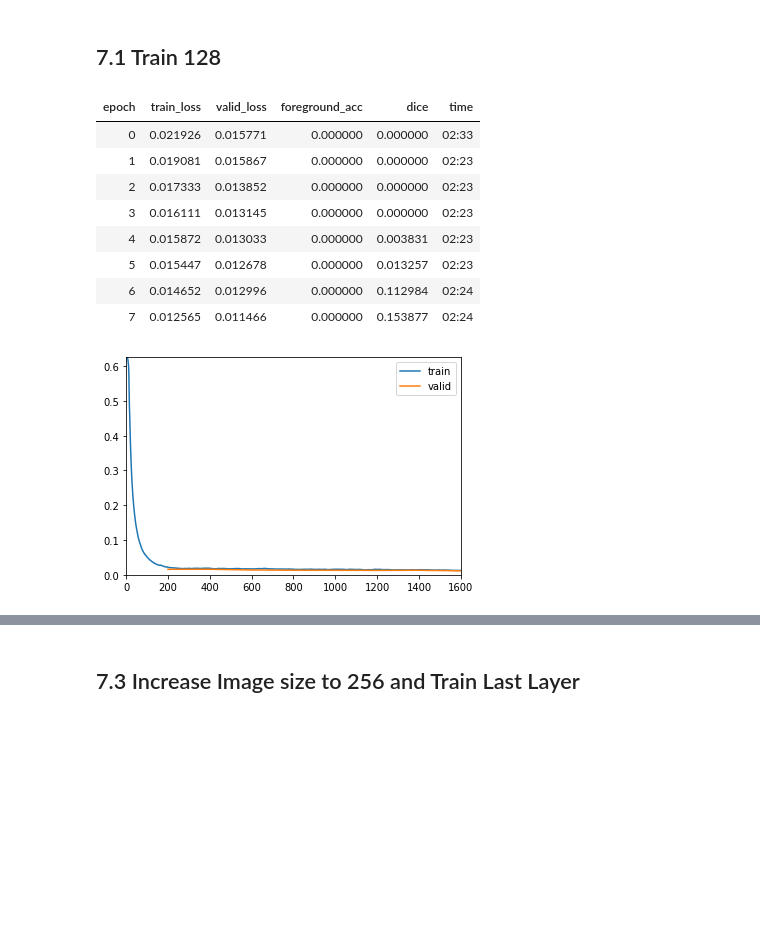
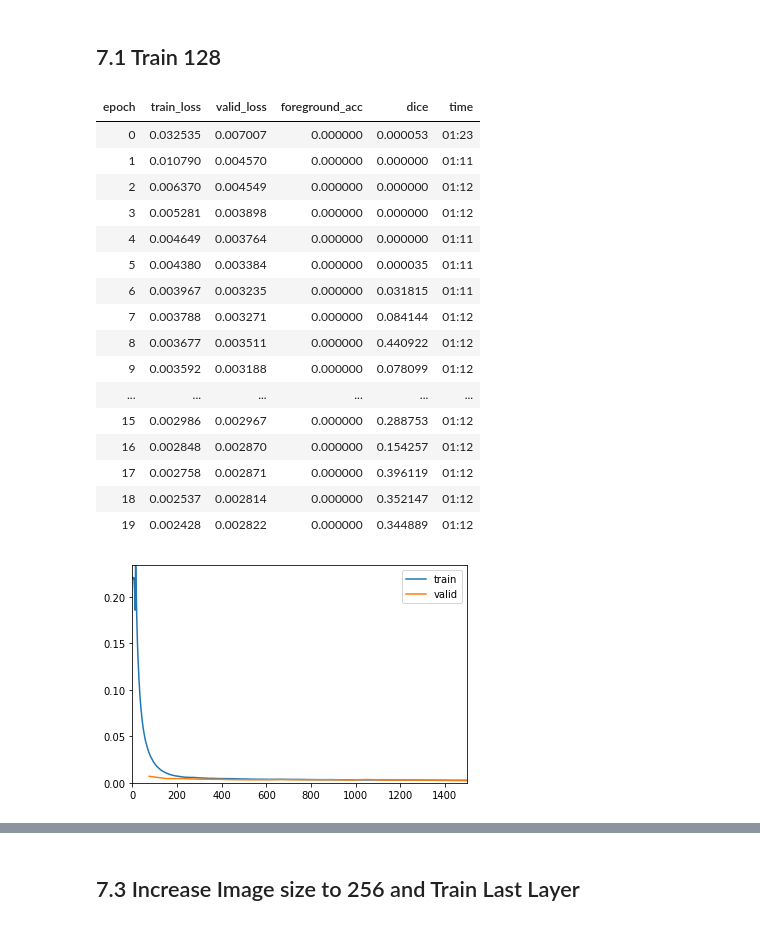
Before and after one commit to mrkcmd/bualabs, a Jupyter notebook: nbs/03c_image_segmentation_siim_acr_pneumothorax_fastai2.ipynb, the cells around one changed output, grey strips where cells are left out. Cells and saved outputs as stored; diff of their text form; code cells hidden in the pictures; blank space fills up the shorter version.

```diff
--- a/nbs/03c_image_segmentation_siim_acr_pneumothorax_fastai2.ipynb
+++ b/nbs/03c_image_segmentation_siim_acr_pneumothorax_fastai2.ipynb
@@ -361,8 +351,8 @@ data = DataBlock(blocks=(ImageBlock, MaskBlock(codes)),
                   get_y = label_func,
                   splitter=RandomSplitter(),
                   item_tfms=None,
-                  batch_tfms = [EchoingTransform(e), *aug_transforms(), Normalize()])
-                #   batch_tfms = [*aug_transforms(), Normalize()])
+                  # batch_tfms = [EchoingTransform(e), *aug_transforms(), Normalize()])
+                  batch_tfms = [*aug_transforms(), Normalize()])
 # %%
 dls = data.dataloaders(path/'train', bs=bs)
 # %% [markdown]
@@ -439,7 +429,7 @@ class XFocalLoss(nn.Module):
 
 # loss_func = CrossEntropyLossFlat(weight=weights, axis=1)
 
-loss_func = XFocalLoss()
+loss_func = XFocalLoss(gamma=2)
 # %%
 metrics = [foreground_acc, Dice()]
 config = unet_config(self_attention=True, blur=True, blur_final=True, act_cls=Mish)
@@ -446,9 +437,9 @@ config = unet_config(self_attention=True, blur=True, blur_final=True, act_cls=Mi
 opt_func = ranger
 # %%
 def getLearner(dls):
-    return unet_learner(dls, xresnet34, metrics=metrics, config=config,
+    return unet_learner(dls, resnet34, metrics=metrics, config=config,
                      loss_func=loss_func,
-                     pretrained=False,
+                     pretrained=True,
                      path=learner_path,
                      opt_func=opt_func, cbs=[ShowGraphCallback]).to_fp16()
 # %%
@@ -468,15 +475,26 @@ lrs = slice(2e-5, 2e-3)
+# %%
+# lrs = slice(3e-5, 3e-3)
+lrs = 6e-3
 # %%
-learn.fit_flat_cos(8, lr=lrs)
+learn.fit_flat_cos(20, lr=lrs)
 # %% [output]
 | epoch | train_loss | valid_loss | foreground_acc | dice | time |
-| 0 | 0.021926 | 0.015771 | 0.000000 | 0.000000 | 02:33 |
-| 1 | 0.019081 | 0.015867 | 0.000000 | 0.000000 | 02:23 |
-| 2 | 0.017333 | 0.013852 | 0.000000 | 0.000000 | 02:23 |
-| 3 | 0.016111 | 0.013145 | 0.000000 | 0.000000 | 02:23 |
-| 4 | 0.015872 | 0.013033 | 0.000000 | 0.003831 | 02:23 |
-| 5 | 0.015447 | 0.012678 | 0.000000 | 0.013257 | 02:23 |
-| 6 | 0.014652 | 0.012996 | 0.000000 | 0.112984 | 02:24 |
-| 7 | 0.012565 | 0.011466 | 0.000000 | 0.153877 | 02:24 |
+| 0 | 0.032535 | 0.007007 | 0.000000 | 0.000053 | 01:23 |
+| 1 | 0.010790 | 0.004570 | 0.000000 | 0.000000 | 01:11 |
+| 2 | 0.006370 | 0.004549 | 0.000000 | 0.000000 | 01:12 |
+| 3 | 0.005281 | 0.003898 | 0.000000 | 0.000000 | 01:12 |
+| 4 | 0.004649 | 0.003764 | 0.000000 | 0.000000 | 01:11 |
+| 5 | 0.004380 | 0.003384 | 0.000000 | 0.000035 | 01:11 |
+| 6 | 0.003967 | 0.003235 | 0.000000 | 0.031815 | 01:11 |
+| 7 | 0.003788 | 0.003271 | 0.000000 | 0.084144 | 01:12 |
+| 8 | 0.003677 | 0.003511 | 0.000000 | 0.440922 | 01:12 |
+| 9 | 0.003592 | 0.003188 | 0.000000 | 0.078099 | 01:12 |
+| ... | ... | ... | ... | ... | ... |
+| 15 | 0.002986 | 0.002967 | 0.000000 | 0.288753 | 01:12 |
+| 16 | 0.002848 | 0.002870 | 0.000000 | 0.154257 | 01:12 |
+| 17 | 0.002758 | 0.002871 | 0.000000 | 0.396119 | 01:12 |
+| 18 | 0.002537 | 0.002814 | 0.000000 | 0.352147 | 01:12 |
+| 19 | 0.002428 | 0.002822 | 0.000000 | 0.344889 | 01:12 |
-[figure, old version]
+[figure, new version]
 # %%
 learn.save('03c-unet-resnet34-128-1')
```
Also changed, not shown: parts of 15 cells of this notebook.
